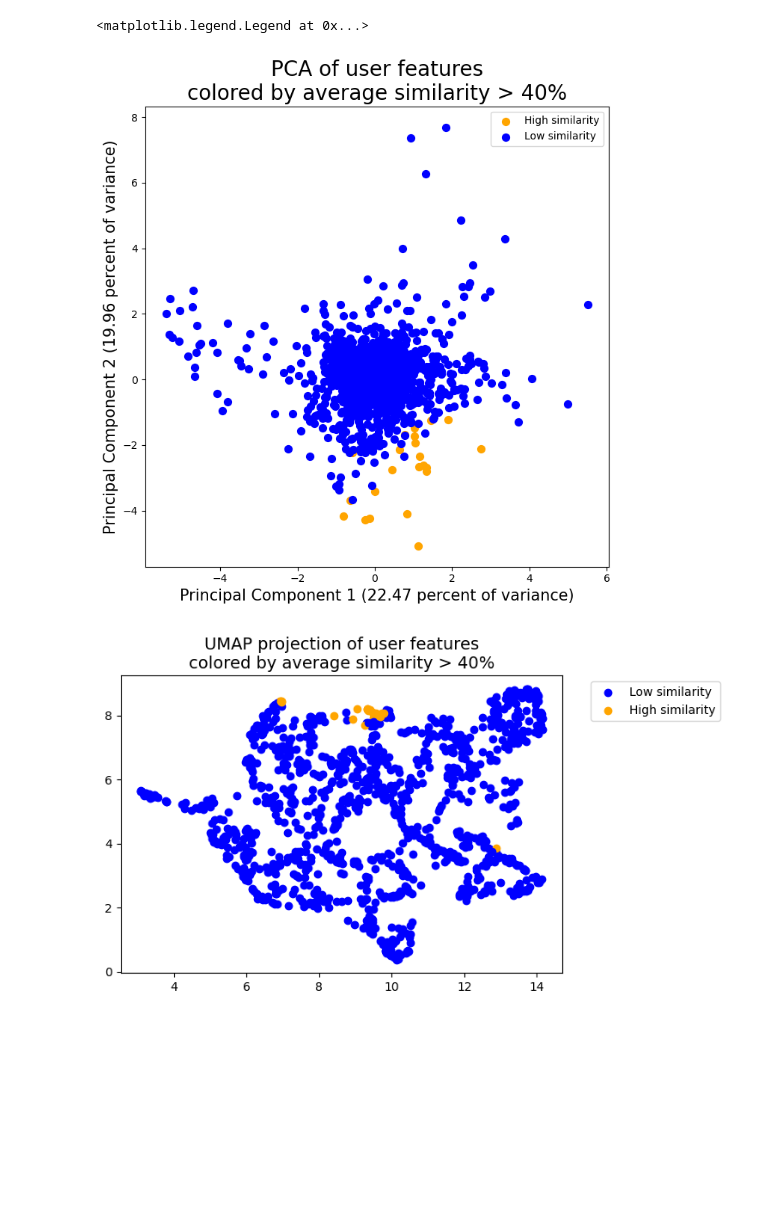
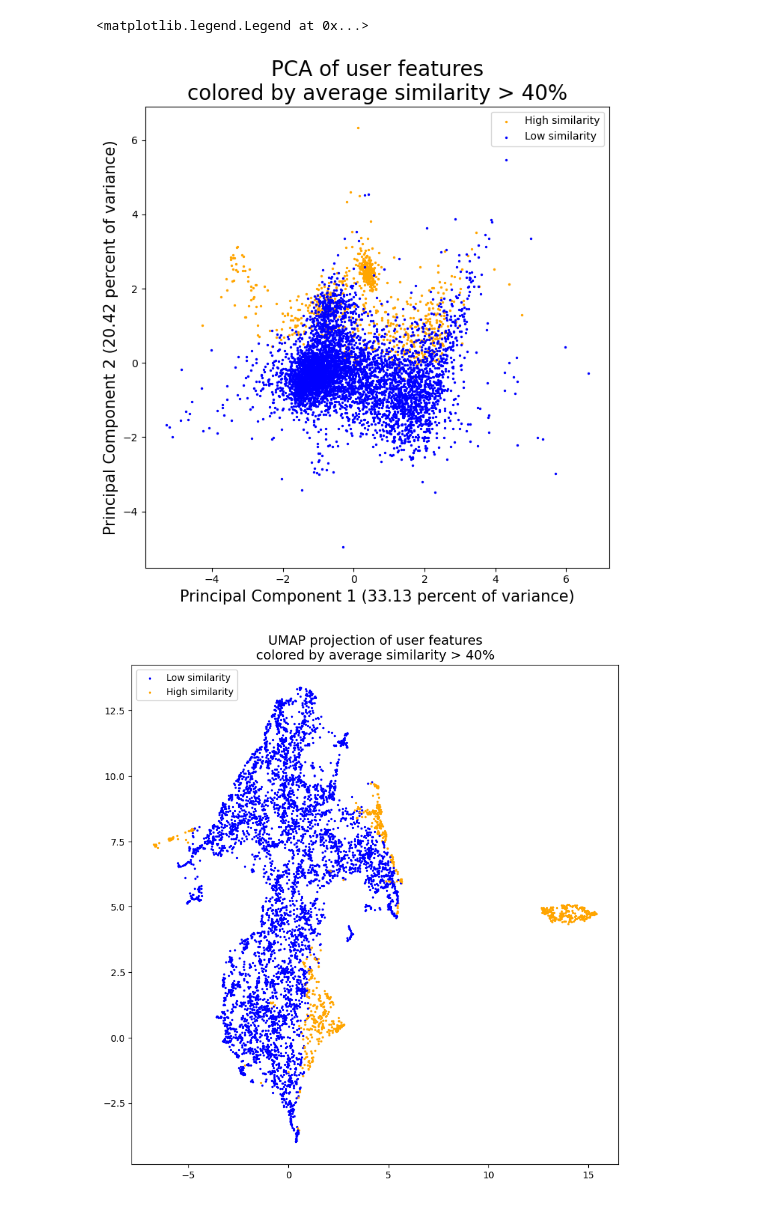
Before and after one commit to Cam-Baker/Qanon-Analytics, a Jupyter notebook: Notebooks/User_Analysis.ipynb, the cells around one changed output. Saved outputs shown, nothing was run; the diff lists cells and outputs as text; code cells hidden in the pictures; blank space fills up the shorter version.

```diff
--- a/Notebooks/User_Analysis.ipynb
+++ b/Notebooks/User_Analysis.ipynb
@@ -78,25 +91,25 @@ def set_top_topic_score(x):
     else:
         return(round(max(X_topics[x]),4))
 
-non_rt_tweets['top_topic'] = [set_top_topic(i) for i in range(0,len(X_topics))]
-non_rt_tweets['top_topic_score'] = [set_top_topic_score(i) for i in range(0,len(X_topics))]
-non_rt_tweets['topic_desc'] = non_rt_tweets['top_topic'].apply(lambda x: topic_dict[x])
+all_tweets['tokenized_tweet'] = all_tweets['tweet_text'].apply(lambda x: clean_tweet(x))
+all_tweets['cleaned_tweets'] = all_tweets['tokenized_tweet'].apply(lambda x: ' '.join(x))
+X = vectorizer.fit_transform(all_tweets['cleaned_tweets'])
+X_topics = svd_model.transform(X)
+# %%
+all_tweets['top_topic'] = [set_top_topic(i) for i in range(0,len(X_topics))]
+all_tweets['top_topic_score'] = [set_top_topic_score(i) for i in range(0,len(X_topics))]
+all_tweets['topic_desc'] = all_tweets['top_topic'].apply(lambda x: topic_dict[x])
 # %%
-from scipy.stats import ttest_1samp
-from scipy import stats
+all_tweets['num_mentions'] = all_tweets['tweet_text'].str.count("@")
+all_tweets['num_links'] = all_tweets['tweet_text'].str.count('http')
+all_tweets['follower_ratio'] = all_tweets['num_followers'] / (all_tweets['num_following']+1)
+all_tweets['num_hashtags'] = all_tweets['tweet_text'].str.count('#')
 
-non_rt_tweets['num_mentions'] = all_tweets['tweet_text'].str.count("@")
-non_rt_tweets['num_links'] = all_tweets['tweet_text'].str.count('http')
-non_rt_tweets['follower_ratio'] = all_tweets['num_followers'] / (all_tweets['num_following']+1)
-non_rt_tweets['num_hashtags'] = all_tweets['tweet_text'].str.count('#')
-
-grouped_users = non_rt_tweets.groupby('user_id')
+grouped_users = all_tweets.groupby('user_id')
 grouped_users_counts = grouped_users.size().sort_values()
 
 frequent_users = list(grouped_users.size().sort_values().where(grouped_users_counts >= 10 ).dropna().index)
-
-print(len(frequent_users))
-frequent_users_grouped = non_rt_tweets[(non_rt_tweets['user_id'].isin(frequent_users))].groupby('user_id')
+frequent_users_grouped = all_tweets[(all_tweets['user_id'].isin(frequent_users))].groupby('user_id')
 
 non_rt_tweets.head()
 
@@ -119,11 +132,12 @@ def set_quartile(x):
 
 user_df['similarity_label'] = user_df['avg_similarity'].apply(lambda x: set_quartile(x))
 
-plt.title("Average tweet similarity for users with > 10 tweets")
-plt.scatter(np.arange(0,len(user_df['avg_similarity'])),user_df['avg_similarity'],
-            color = [('orange' if x > 0.4 else 'blue') for x in user_df['avg_similarity']])
+plt.title("Average tweet similarity for users with > 10 tweets, sorted by similarity")
+plt.scatter(np.arange(0,len(user_df['avg_similarity'])),np.sort(user_df['avg_similarity']),
+            color = [('orange' if x > 0.4 else 'blue') for x in np.sort(user_df['avg_similarity'])])
 plt.axhline(linewidth=2, color='r', y=0.4)
 plt.show()
 
+print(user_df.shape)
 user_df.head()
 # %% [output]
@@ -160,42 +174,43 @@ targets = ['High similarity','Low similarity']
 colors = ['orange','blue']
 for target, color in zip(targets,colors):
     indicesToKeep = pca_df['similarity_label'] == target
-    ax.scatter(pca_df.loc[indicesToKeep, 'principal component 1'], pca_df.loc[indicesToKeep, 'principal component 2'], c = color, s = 50)
+    ax.scatter(pca_df.loc[indicesToKeep, 'principal component 1'], pca_df.loc[indicesToKeep, 'principal component 2'], c = color, s = 2)
 ax.legend(targets)
 # %% [output]
 <matplotlib.legend.Legend at 0x...>
-[figure, old version]
+[figure, new version]
 # %%
 import umap.umap_ as umap
 from sklearn.preprocessing import StandardScaler
 
 reducer = umap.UMAP(random_state=42)
 
 user_data = user_df.loc[:, user_df.columns != 'similarity_label' ]
 user_data = user_data.loc[:, user_data.columns != 'user_id' ].values
 user_data = StandardScaler().fit_transform(user_data)
 embedding = reducer.fit_transform(user_data)
 
 color_map = {"High similarity":'orange', "Low similarity":'blue'}
 labelled = {"High similarity":0, "Low similarity":0}
 
-fig = plt.figure(figsize = (7.5,4))
+
+fig = plt.figure(figsize = (8,8))
 for i in range(0,len(embedding)):
     if not labelled[user_df.at[user_df.index[i],"similarity_label"]]:
         labelled[user_df.at[user_df.index[i],"similarity_label"]] = 1
         plt.scatter(embedding[i,0],embedding[i,1],
                 c = color_map[user_df.at[user_df.index[i],"similarity_label"]],
-                label = user_df.at[user_df.index[i],"similarity_label"])
+                label = user_df.at[user_df.index[i],"similarity_label"], s=2)
     else:
         plt.scatter(embedding[i,0],embedding[i,1],
-                c = color_map[user_df.at[user_df.index[i],"similarity_label"]])
+                c = color_map[user_df.at[user_df.index[i],"similarity_label"]], s=2)
 
-plt.legend(bbox_to_anchor=(1.05, 1.0), loc='upper left')
+plt.legend(loc='upper left')
 plt.tight_layout()
 plt.title('UMAP projection of user features\ncolored by average similarity > 40%', fontsize=14)
 plt.rcParams.update(plt.rcParamsDefault)
 # %% [output]
-[figure, old version]
+[figure, new version]
 # %%
 from sklearn.linear_model import LogisticRegression
 from sklearn.metrics import accuracy_score
```
Also changed, not shown: parts of 18 cells of this notebook, 1 other file.
